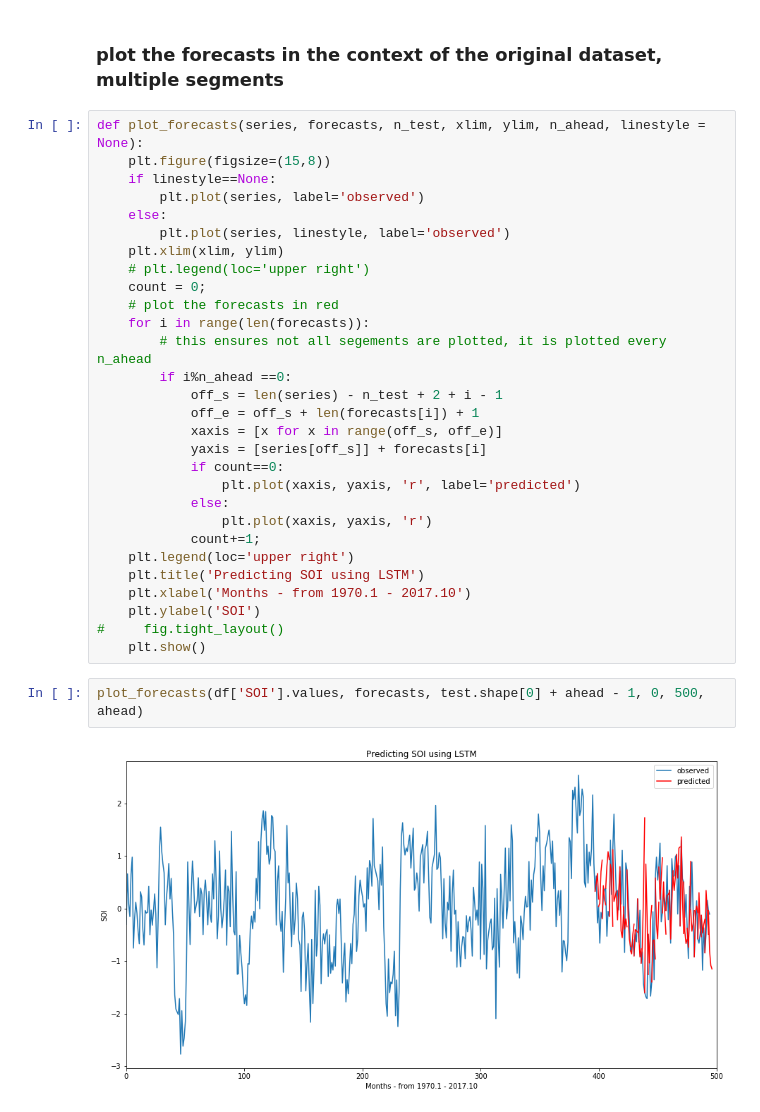
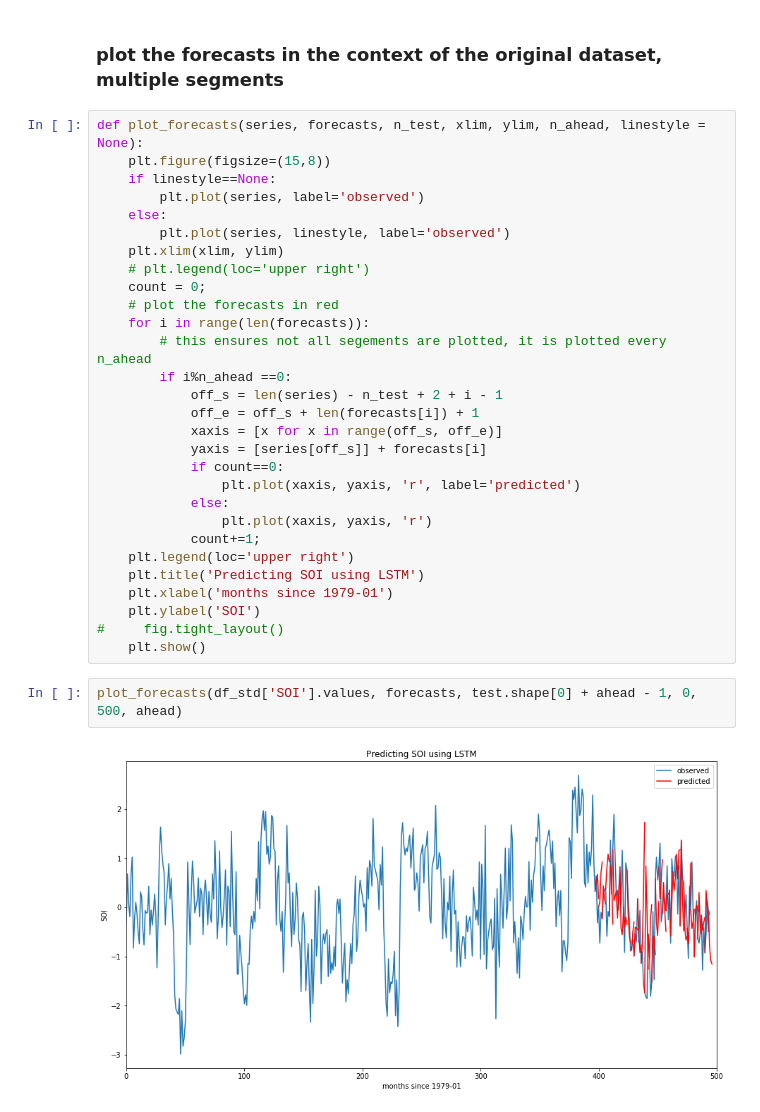
Before and after one commit to nicolasfauchereau/ESRI_notebooks_redux, a Jupyter notebook: ENSO_LSTM_redux.ipynb, the cells around one changed output. Drawn from its saved outputs; the diff is of its cells as text.

Commit message:
fixed incorrect x axis label in last figure

```diff
--- a/ENSO_LSTM_redux.ipynb
+++ b/ENSO_LSTM_redux.ipynb
@@ -586,11 +586,11 @@ def plot_forecasts(series, forecasts, n_test, xlim, ylim, n_ahead, linestyle = N
             count+=1;
     plt.legend(loc='upper right')
     plt.title('Predicting SOI using LSTM')
-    plt.xlabel('Months - from 1970.1 - 2017.10')
+    plt.xlabel('months since 1979-01')
     plt.ylabel('SOI')
 #     fig.tight_layout()
     plt.show()
 # %%
-plot_forecasts(df['SOI'].values, forecasts, test.shape[0] + ahead - 1, 0, 500, ahead)
+plot_forecasts(df_std['SOI'].values, forecasts, test.shape[0] + ahead - 1, 0, 500, ahead)
 # %% [output]
-[figure, old version]
+[figure, new version]
```
Also changed, not shown: parts of 1 cell of this notebook.
